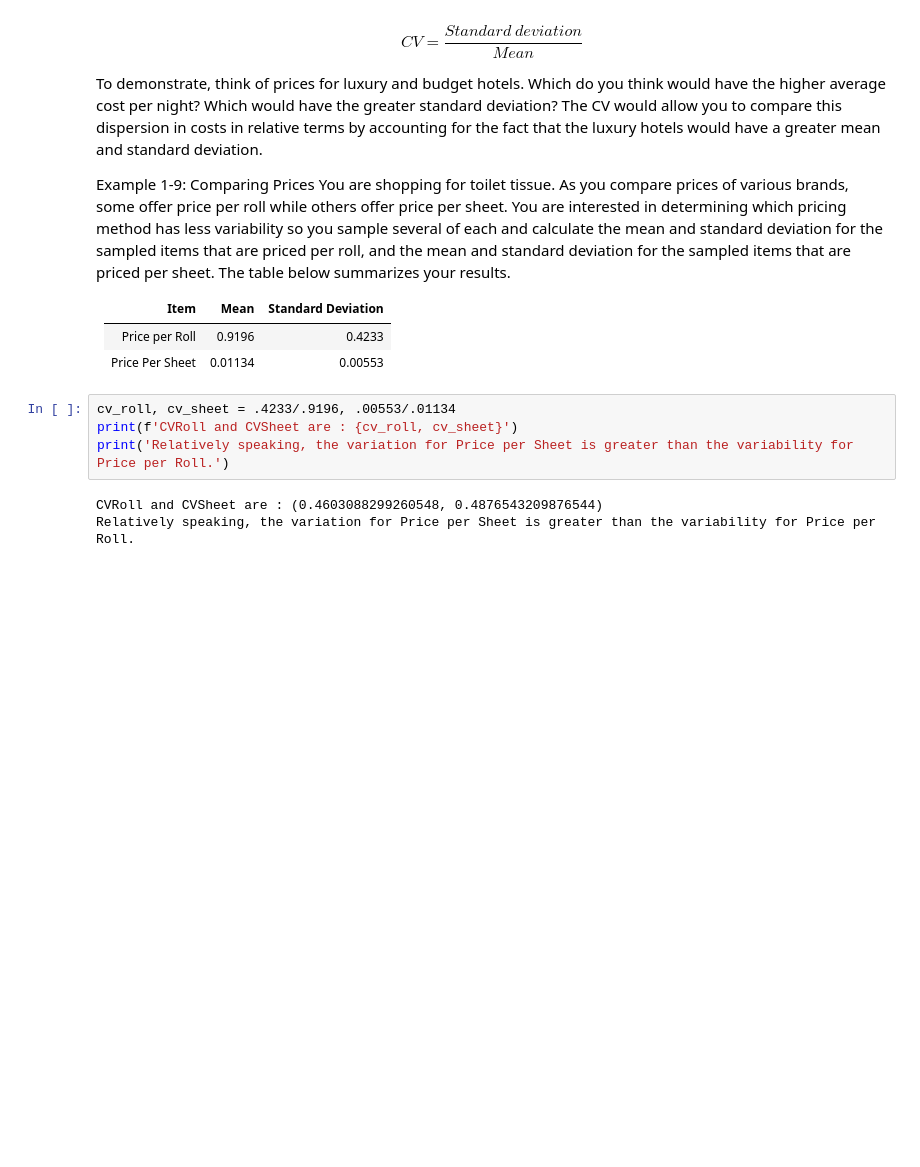
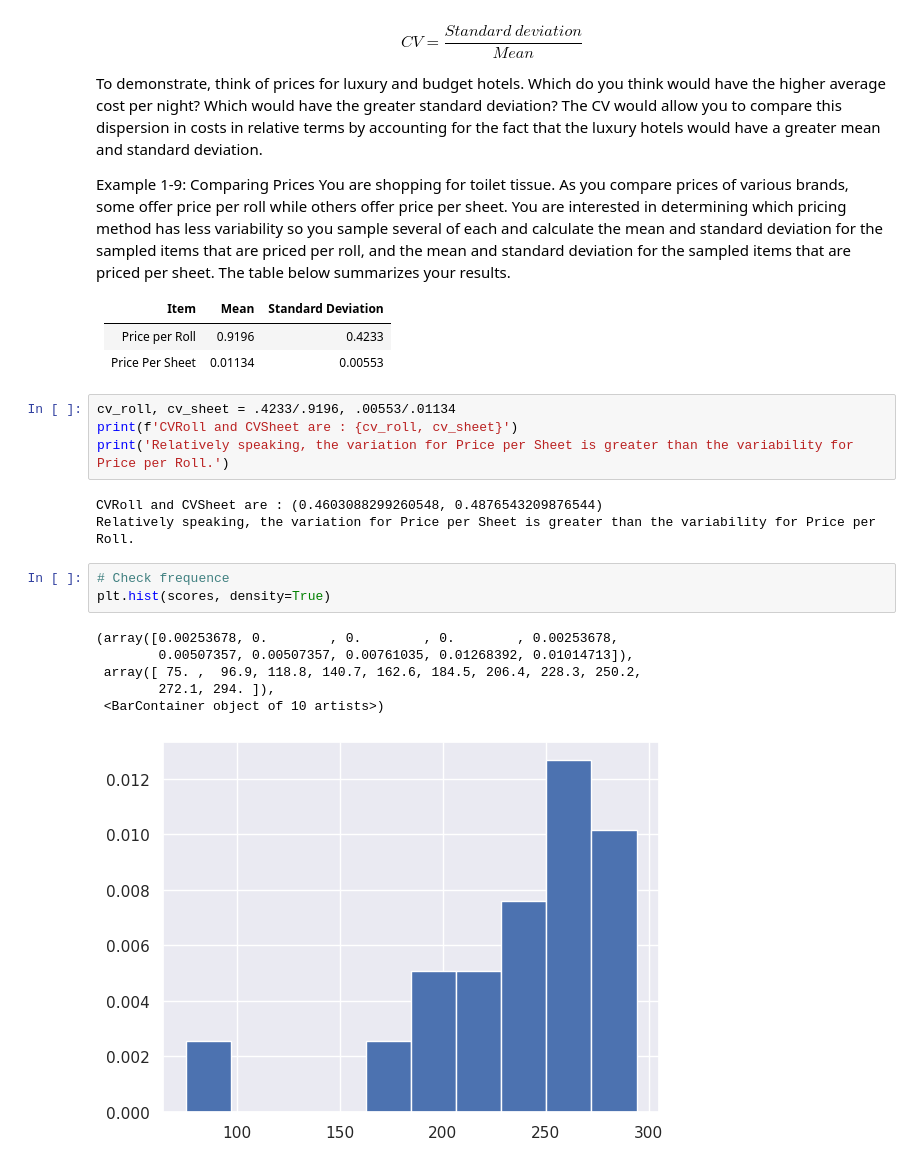
Before and after one commit to bhavinmoriya/Miscellaneous, a Jupyter notebook: stat-500-penn-state-university.ipynb, the cells around one changed output. Saved outputs shown, nothing was run; the diff lists cells and outputs as text; blank space fills up the shorter version.

```diff
--- a/stat-500-penn-state-university.ipynb
+++ b/stat-500-penn-state-university.ipynb
@@ -180,3 +180,13 @@ print('Relatively speaking, the variation for Price per Sheet is greater than th
 # %% [output]
 CVRoll and CVSheet are : (0.4603088299260548, 0.4876543209876544)
 Relatively speaking, the variation for Price per Sheet is greater than the variability for Price per Roll.
+# %%
+# Check frequence
+plt.hist(scores, density=True)
+# %% [output]
+(array([0.00253678, 0.        , 0.        , 0.        , 0.00253678,
+        0.00507357, 0.00507357, 0.00761035, 0.01268392, 0.01014713]),
+ array([ 75. ,  96.9, 118.8, 140.7, 162.6, 184.5, 206.4, 228.3, 250.2,
+        272.1, 294. ]),
+ <BarContainer object of 10 artists>)
+[figure, added]
```
Also changed, not shown: parts of 3 cells of this notebook.
